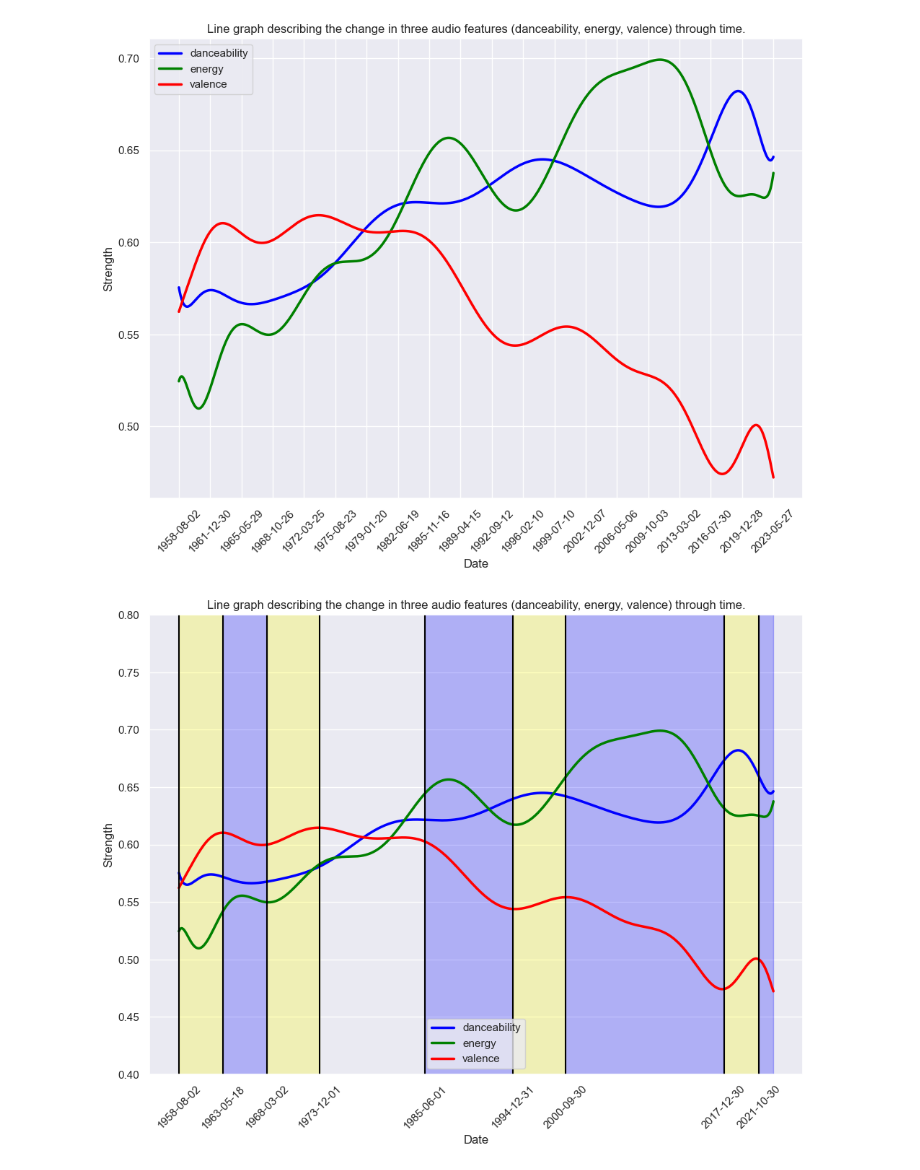
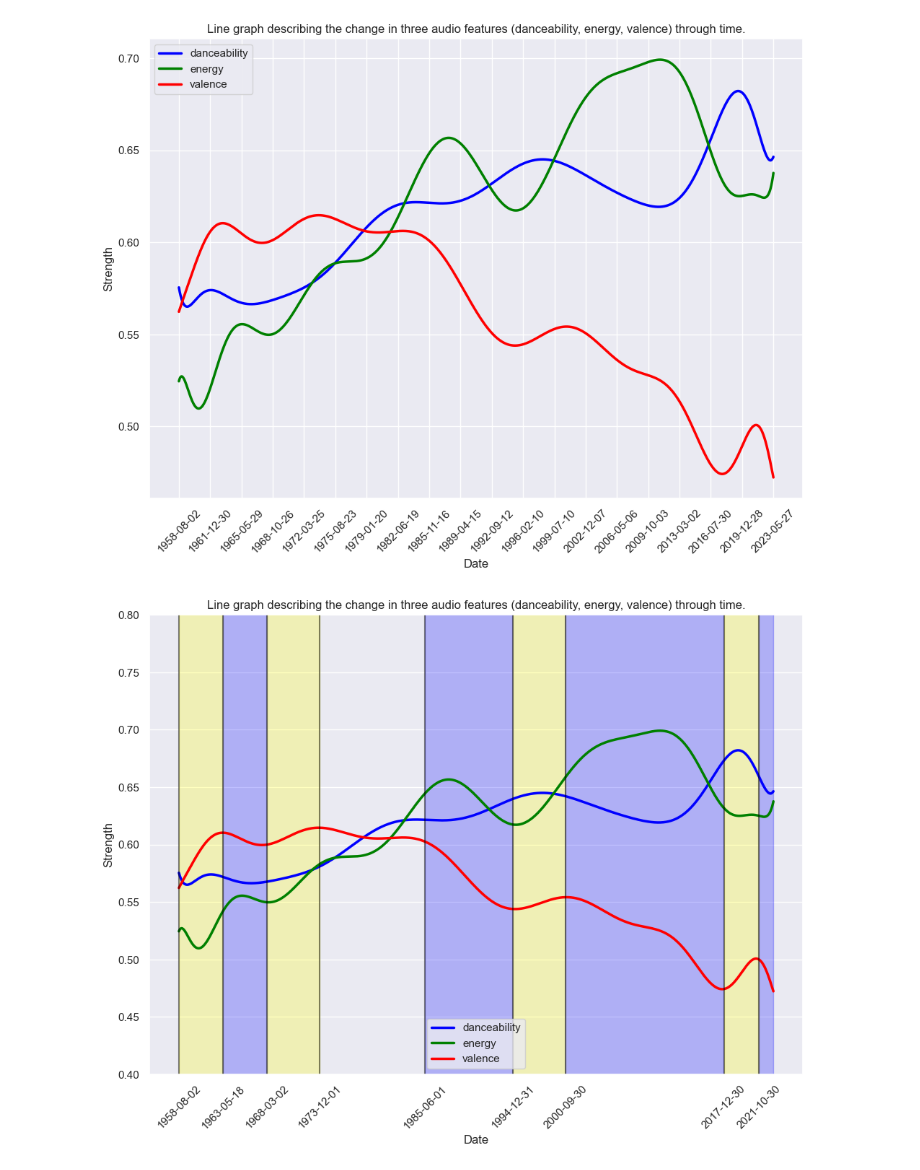
Before and after one commit to ronanhansel/billboard-music-trend, a Jupyter notebook: main.ipynb, the cells around one changed output. Saved outputs shown, nothing was run; the diff lists cells and outputs as text; code cells hidden in the pictures.

```diff
--- a/main.ipynb
+++ b/main.ipynb
@@ -781,6 +781,7 @@ df.head(100)
 # %%
 if path.isfile('./df_mean.csv'):
     print('The process has finished running. Skipped.')
+    df_mean = pd.read_csv('./df_mean.csv')
 else:
     df_mean = pd.DataFrame()
     index = 0
@@ -1052,34 +1053,36 @@ plt.show()
 # %%
 poly_line_generator('danceability', dot_alpha=0, legend=False, label='danceability', color='blue', show_scatter=False, customize=False)
 poly_line_generator('energy', dot_alpha=0, legend=False, label='energy', color='green', show_scatter=False, customize=False)
 valence = poly_line_generator('valence', dot_alpha=0, legend=False, label='valence', show_scatter=False, customize=False)
 # Customize the plot
 plt.xlabel('Date')
 plt.title('Line graph describing the change in three audio features (danceability, energy, valence) through time.')
 plt.gca().set_xticks([0, 250, 500, 800, 1400, 1900, 2200, 3100, 3300])
 plt.ylim(0.4, 0.8)
-plt.axvline(x=0, color='black')
-plt.axvline(x=250, color='black')
-plt.axvline(x=500, color='black')
-plt.axvline(x=800, color='black')
-plt.axvline(x=1400, color='black')
-plt.axvline(x=1900, color='black')
-plt.axvline(x=2200, color='black')
-plt.axvline(x=3100, color='black')
-plt.axvline(x=3300, color='black')
+
+plt.axvline(x=0, color='black', alpha=0.5)
+plt.axvline(x=250, color='black', alpha=0.5)
+plt.axvline(x=500, color='black', alpha=0.5)
+plt.axvline(x=800, color='black', alpha=0.5)
+plt.axvline(x=1400, color='black', alpha=0.5)
+plt.axvline(x=1900, color='black', alpha=0.5)
+plt.axvline(x=2200, color='black', alpha=0.5)
+plt.axvline(x=3100, color='black', alpha=0.5)
+plt.axvline(x=3300, color='black', alpha=0.5)
+
 plt.fill_between(valence[1], 100, 0, where=(valence[1] >= 0) & (valence[1] <= 250), color='yellow', alpha=0.25)
 plt.fill_between(valence[1], 100, 0, where=(valence[1] >= 250) & (valence[1] <= 500), color='blue', alpha=0.25)
 plt.fill_between(valence[1], 100, 0, where=(valence[1] >= 500) & (valence[1] <= 800), color='yellow', alpha=0.25)
 plt.fill_between(valence[1], 100, 0, where=(valence[1] >= 1400) & (valence[1] <= 1900), color='blue', alpha=0.25)
 plt.fill_between(valence[1], 100, 0, where=(valence[1] >= 1900) & (valence[1] <= 2200), color='yellow', alpha=0.25)
 plt.fill_between(valence[1], 100, 0, where=(valence[1] >= 2200) & (valence[1] <= 3100), color='blue', alpha=0.25)
 plt.fill_between(valence[1], 100, 0, where=(valence[1] >= 3100) & (valence[1] <= 3300), color='yellow', alpha=0.25)
 plt.fill_between(valence[1], 100, 0, where=(valence[1] >= 3300), color='blue', alpha=0.25)
 
 # Rotate x-axis labels for better readability (optional)
 plt.xticks(rotation=45)
 plt.ylabel('Strength')
 plt.legend()
 plt.show()
 # %% [output]
-[figure, old version]
+[figure, new version]
```
Also changed, not shown: parts of 6 cells of this notebook.
